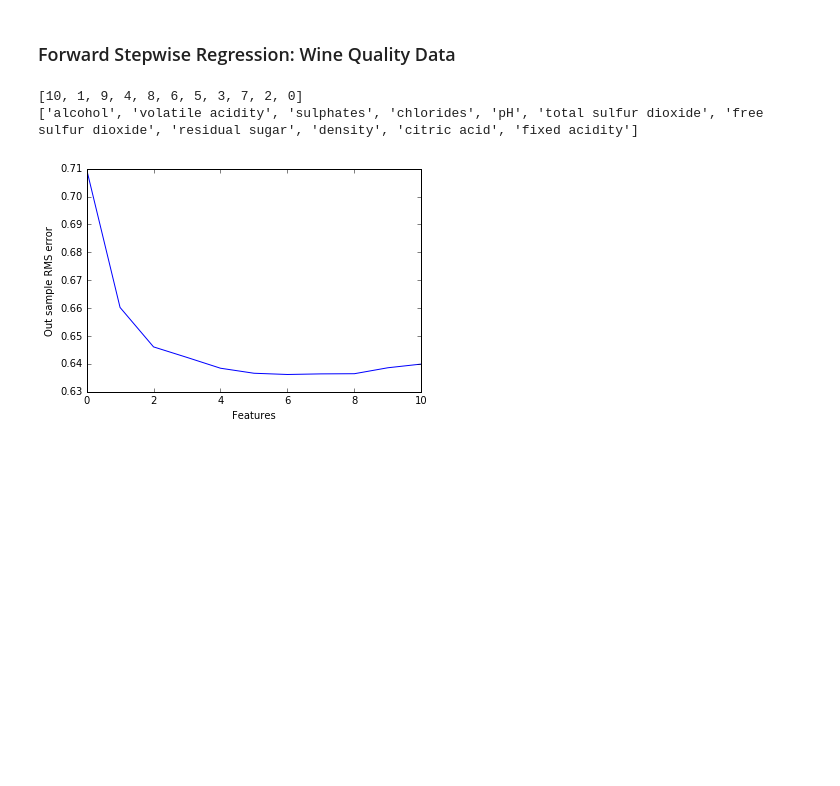
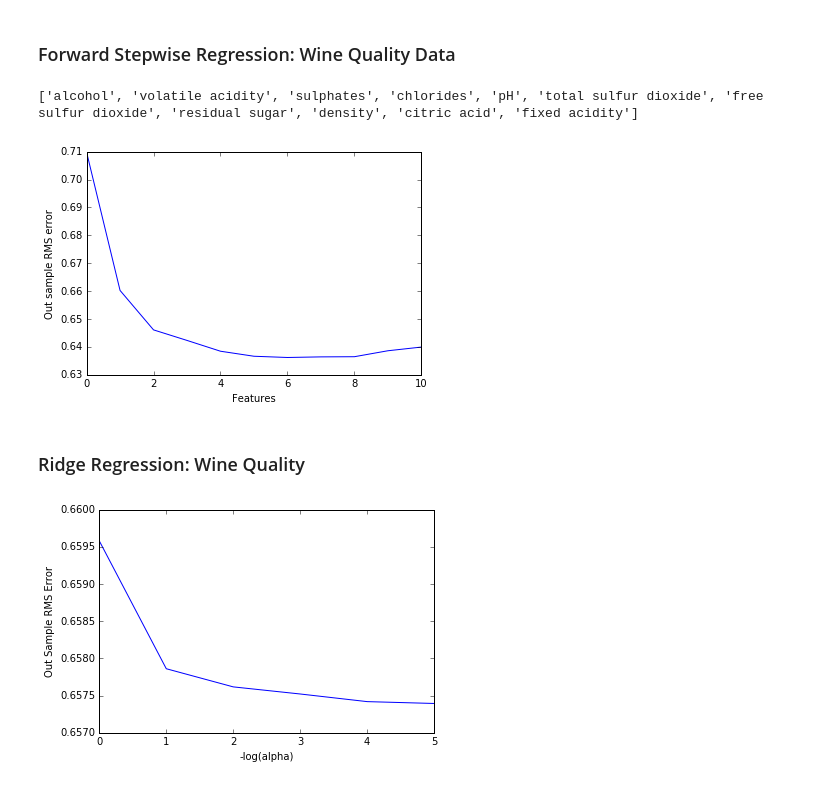
Before and after one commit to rohit-sa/ml_practice, a Jupyter notebook: pred_model_build.ipynb, the cells around one changed output. Cells and saved outputs as stored; diff of their text form; code cells hidden in the pictures; blank space fills up the shorter version.

Commit message:
Ridge regression added

```diff
--- a/pred_model_build.ipynb
+++ b/pred_model_build.ipynb
@@ -172,7 +172,7 @@ for i in range(n_feature):
     out_sample_error.append(error_log[best_feature_index])
     feature_id_set.remove(feature_id)
 
-print(feature_list)
+
 feature_name_list = [data.columns[i] for i in feature_list]
 print(feature_name_list)
 plt.plot(range(n_feature), out_sample_error)
@@ -180,6 +180,42 @@ plt.xlabel('Features')
 plt.ylabel('Out sample RMS error')
 plt.show()
 # %% [output]
-[10, 1, 9, 4, 8, 6, 5, 3, 7, 2, 0]
 ['alcohol', 'volatile acidity', 'sulphates', 'chlorides', 'pH', 'total sulfur dioxide', 'free sulfur dioxide', 'residual sugar', 'density', 'citric acid', 'fixed acidity']
 [figure]
+# %% [markdown]
+### Ridge Regression: Wine Quality
+# %%
+target_url = "http://archive.ics.uci.edu/ml/machine-learning-databases/wine-quality/winequality-red.csv"
+data = pd.read_csv(target_url, header=0, sep=';')
+labels = data['quality']
+data.drop('quality', axis=1, inplace=True)
+sss = StratifiedShuffleSplit(n_splits=1, test_size=0.33, random_state=42)
+for train_index, test_index in sss.split(data.values, labels):
+    X_train, y_train = data.values[train_index], labels[train_index]
+    X_test, y_test = data.values[test_index], labels[test_index]
+
+X_train, y_train, X_test, y_test = third_split(data.values,labels)
+
+n_feature = len(data.columns)
+out_sample_error = []
+alpha_range = range(6)
+alpha_list = np.power(0.1,alpha_range)
+
+for a in alpha_list:
+    wq_ridge_model = linear_model.Ridge(alpha=a)
+    wq_ridge_model.fit(X_train, y_train)
+    test_pred = wq_ridge_model.predict(X_test)
+    rms_error = np.linalg.norm(y_test-test_pred, 2)/np.sqrt(len(y_test))
+    out_sample_error.append(rms_error)
+
+plt.plot(alpha_range, out_sample_error)
+plt.xlabel('-log(alpha)')
+plt.ylabel('Out Sample RMS Error')
+plt.show()
+
+best_alpha_index = np.argmin(out_sample_error)
+wq_ridge_model.set_params(alpha=alpha_list[best_alpha_index])
+wq_ridge_model.fit(X_train, y_train)
+test_pred = wq_ridge_model.predict(X_test)
+# %% [output]
+[figure, added]
```
Also changed, not shown: parts of 1 cell of this notebook.
